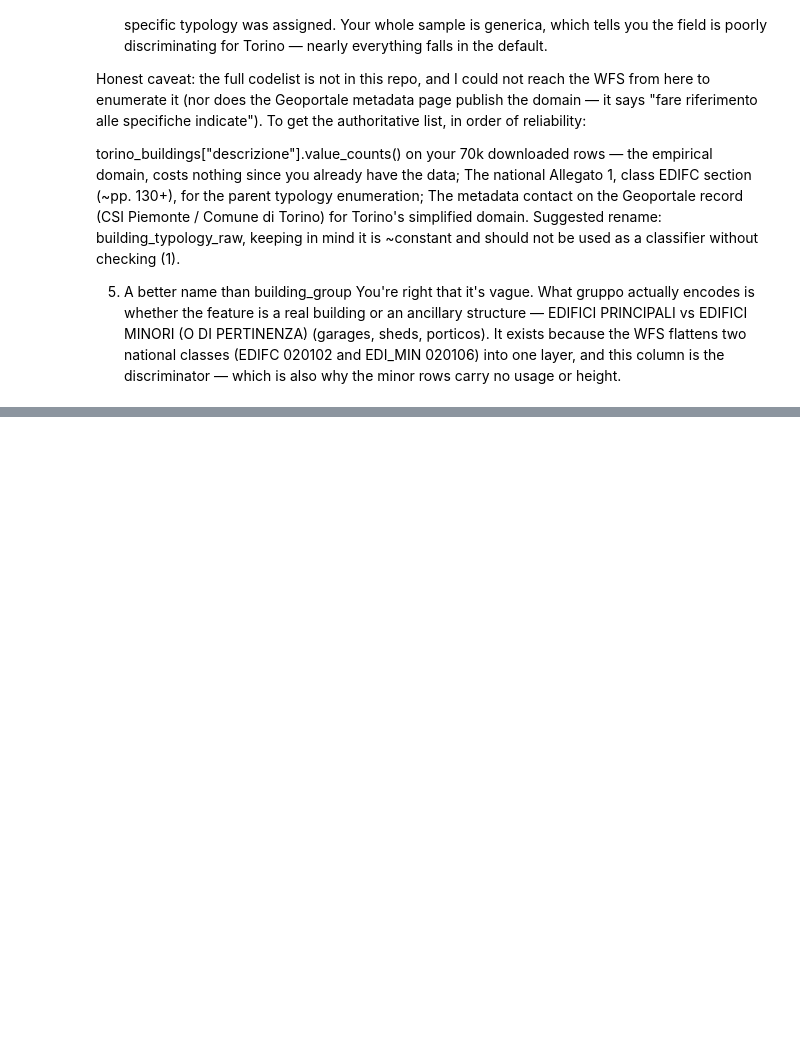
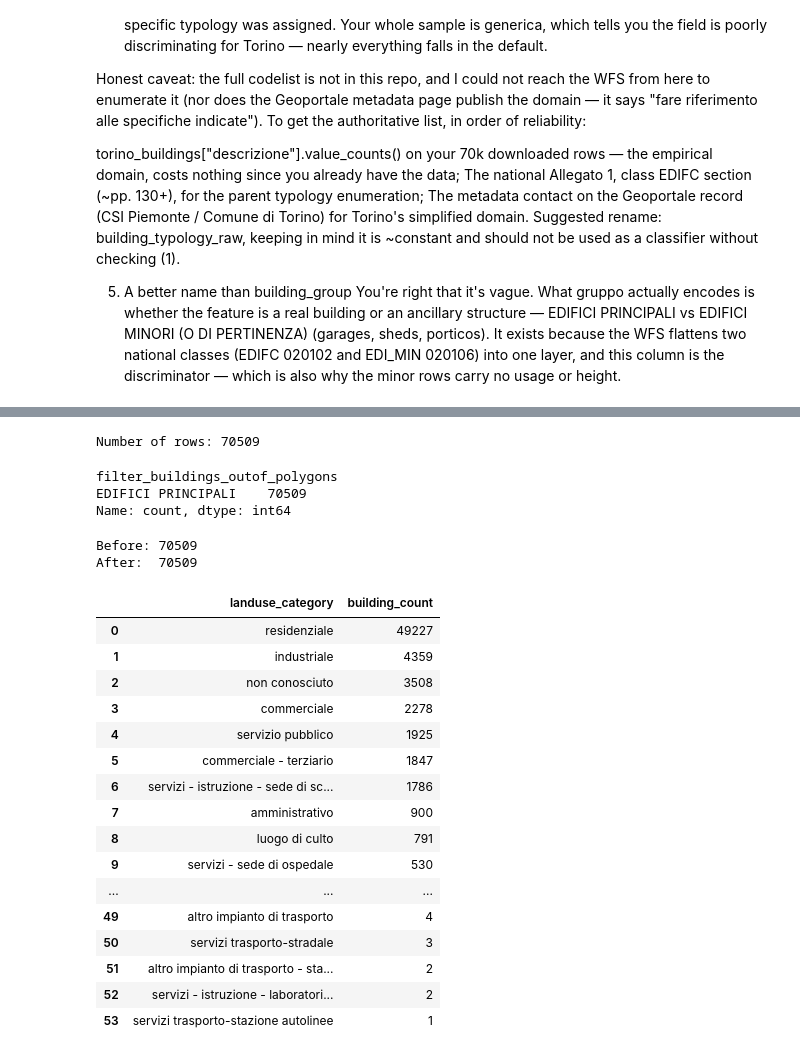
Before and after one commit to energycenterlab/CIM_wizard, a Jupyter notebook: env_info_modeler/core_logic/env_gdf.ipynb, the cells around one changed output, grey strips where cells are left out. Cells and saved outputs as stored; diff of their text form; code cells hidden in the pictures; blank space fills up the shorter version.

```diff
--- a/env_info_modeler/core_logic/env_gdf.ipynb
+++ b/env_info_modeler/core_logic/env_gdf.ipynb
@@ -723,0 +777,51 @@ You're right that it's vague. What gruppo actually encodes is whether the featur
+# %%
+number_of_buildings = len(torino_express)
+print(f"Number of rows: {number_of_buildings}")
+# %% [output]
+Number of rows: 70509
+# %%
+torino_express[
+    "filter_buildings_outof_polygons"
+].value_counts(dropna=False)
+# %% [output]
+filter_buildings_outof_polygons
+EDIFICI PRINCIPALI    70509
+Name: count, dtype: int64
+# %%
+principal_buildings = torino_express[
+    torino_express["filter_buildings_outof_polygons"]
+    == "EDIFICI PRINCIPALI"
+].copy()
+
+print(f"Before: {len(torino_express)}")
+print(f"After:  {len(principal_buildings)}")
+# %% [output]
+Before: 70509
+After:  70509
+# %%
+landuse_counts = (
+    principal_buildings["landuse_category"]
+    .value_counts(dropna=False)
+    .rename_axis("landuse_category")
+    .reset_index(name="building_count")
+)
+
+landuse_counts
+# %% [output]
+|  | landuse_category | building_count |
+| 0 | residenziale | 49227 |
+| 1 | industriale | 4359 |
+| 2 | non conosciuto | 3508 |
+| 3 | commerciale | 2278 |
+| 4 | servizio pubblico | 1925 |
+| 5 | commerciale - terziario | 1847 |
+| 6 | servizi - istruzione - sede di sc... | 1786 |
+| 7 | amministrativo | 900 |
+| 8 | luogo di culto | 791 |
+| 9 | servizi - sede di ospedale | 530 |
+| ... | ... | ... |
+| 49 | altro impianto di trasporto | 4 |
+| 50 | servizi trasporto-stradale | 3 |
+| 51 | altro impianto di trasporto - sta... | 2 |
+| 52 | servizi - istruzione - laboratori... | 2 |
+| 53 | servizi trasporto-stazione autolinee | 1 |
```
Also changed, not shown: parts of 14 cells of this notebook.
